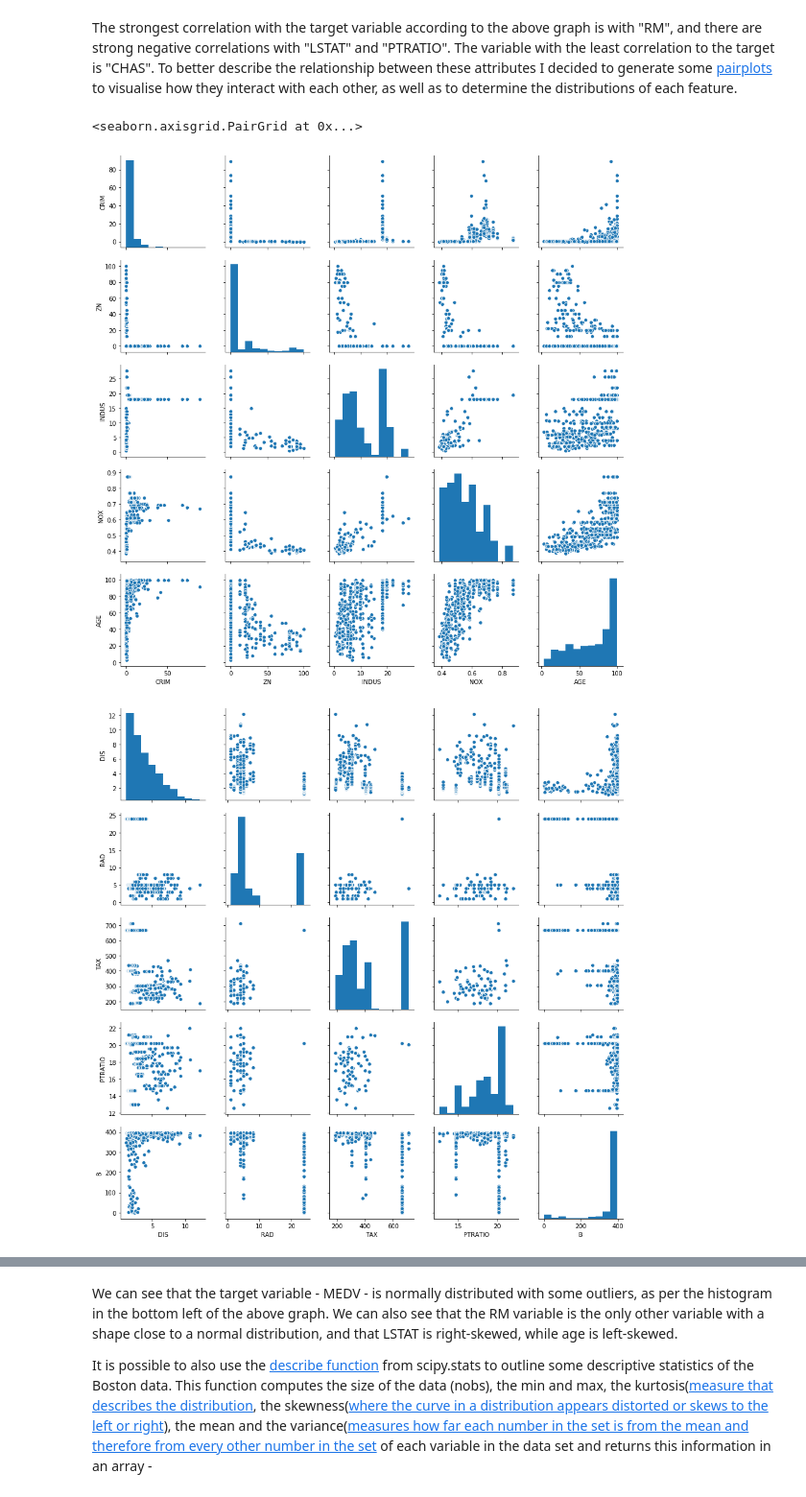
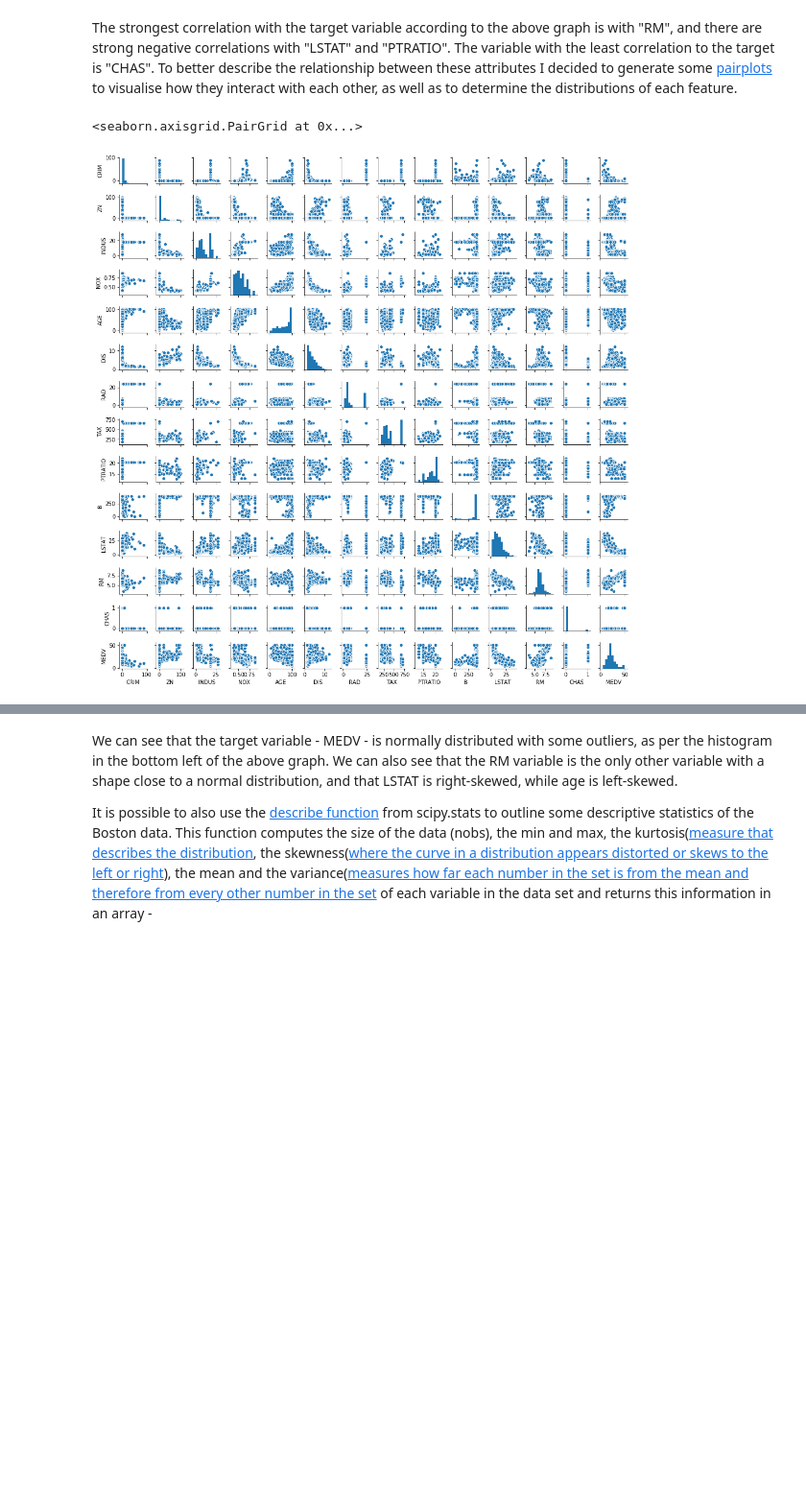
Before and after one commit to AideenByrne/2019MachineLearningProject, a Jupyter notebook: 2019project.ipynb, the cells around one changed output, grey strips where cells are left out. Shown at 96% size. Drawn from its saved outputs; the diff is of its cells as text; code cells hidden in the pictures; blank space fills up the shorter version.

```diff
--- a/2019project.ipynb
+++ b/2019project.ipynb
@@ -148,10 +142,7 @@ plt.show()#calls Pyplot to show heatmap
 # %% [markdown]
 The strongest correlation with the target variable according to the above graph is with "RM", and there are strong negative correlations with "LSTAT" and "PTRATIO".  The variable with the least correlation to the target is "CHAS". To better describe the relationship between these attributes I decided to generate some [pairplots](https://seaborn.pydata.org/generated/seaborn.pairplot.html) to visualise how they interact with each other, as well as to determine the distributions of each feature.
 # %%
-sns.pairplot(df, vars=["CRIM", "ZN", "INDUS", "NOX", "AGE"])
-sns.pairplot(df, vars=["DIS", "RAD", "TAX", "PTRATIO", "B"])
-sns.pairplot(df, vars=["LSTAT", "RM", "CHAS", "MEDV"])
+sns.pairplot(df, vars=["CRIM", "ZN", "INDUS", "NOX", "AGE", "DIS", "RAD", "TAX", "PTRATIO", "B", "LSTAT", "RM", "CHAS", "MEDV"], height=1)
 # %% [output]
 <seaborn.axisgrid.PairGrid at 0x...>
-[figure, old version]
+[figure, new version]
-[figure, removed]
```
Also changed, not shown: parts of 14 cells of this notebook.
